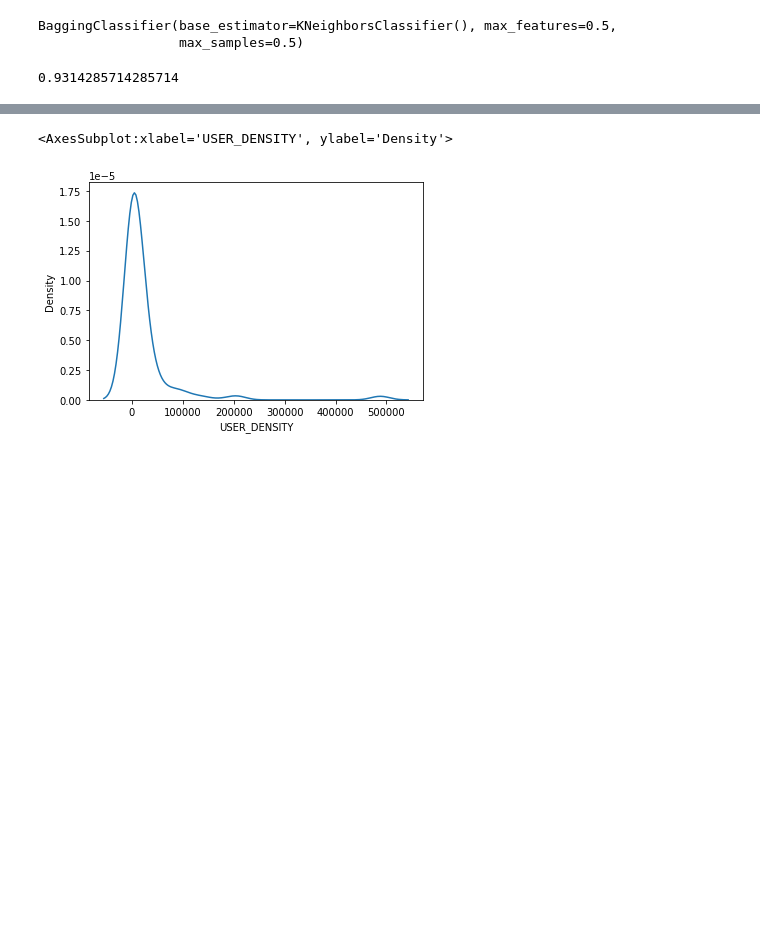
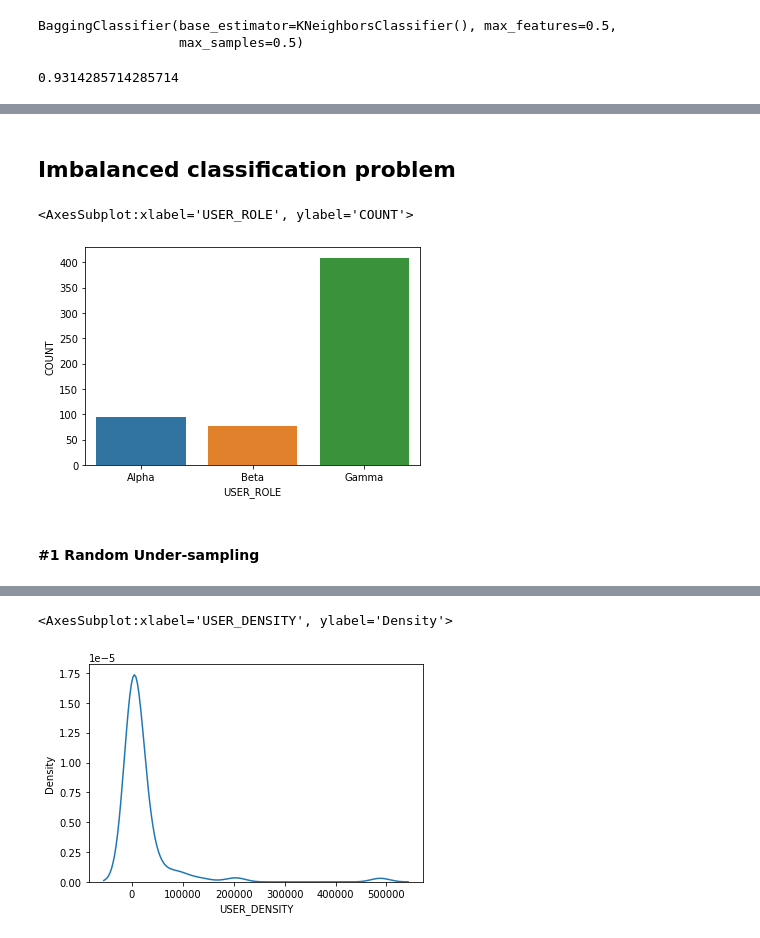
Before and after one commit to nachocodexx/cinvestav-tsmd-final01, a Jupyter notebook: Untitled.ipynb, the cells around one changed output, grey strips where cells are left out. Saved outputs shown, nothing was run; the diff lists cells and outputs as text; code cells hidden in the pictures; blank space fills up the shorter version.

```diff
--- a/Untitled.ipynb
+++ b/Untitled.ipynb
@@ -151,0 +144,5 @@ SB.barplot(data=role_counter_df,x="role",y="count")
+# %%
+classes_counter0 = sorted(Counter(PRODUCERS_DF["USER_ROLE"] ).items())
+classes_counter0
+role_counter_df0 = P.DataFrame(classes_counter0,columns=["USER_ROLE","COUNT"])
+role_counter_df0
@@ -151,0 +188,9 @@ SB.barplot(data=role_counter_df,x="role",y="count")
+# %% [markdown]
+## Imbalanced classification problem
+# %%
+SB.barplot(data=role_counter_df0,x="USER_ROLE",y="COUNT")
+# %% [output]
+<AxesSubplot:xlabel='USER_ROLE', ylabel='COUNT'>
+[figure, added]
+# %% [markdown]
+#### #1 Random Under-sampling
```
Also changed, not shown: parts of 69 cells of this notebook, 9 other files.
